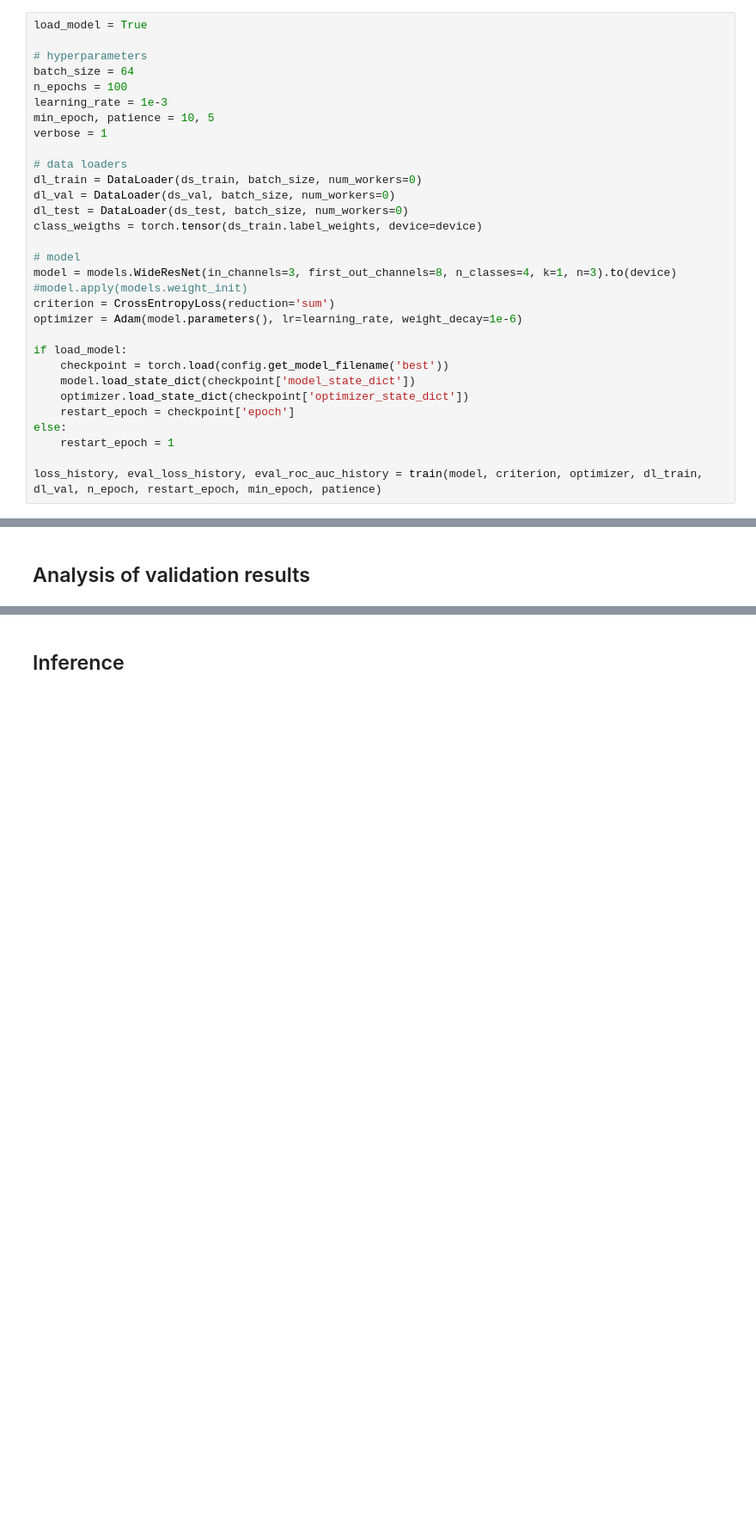
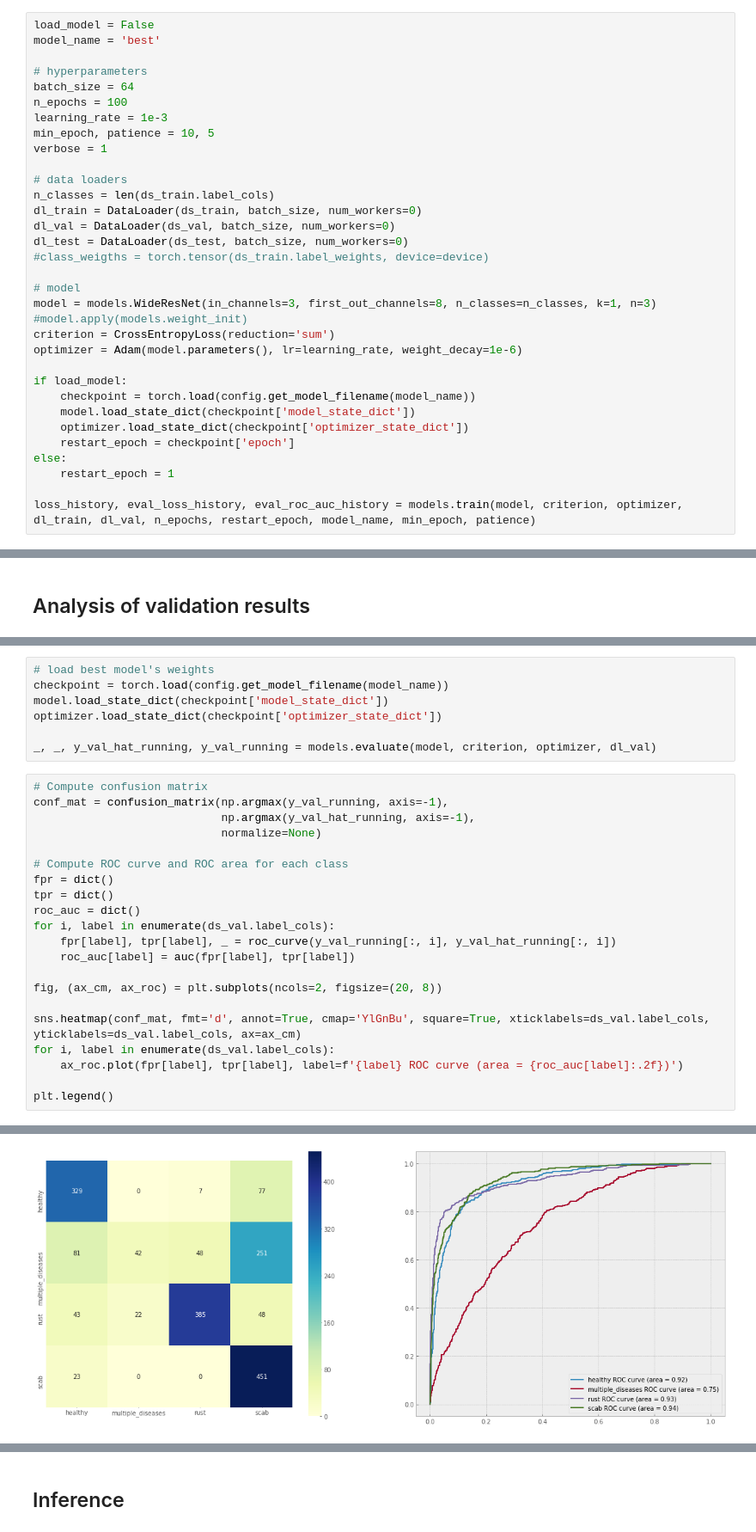
Before and after one commit to clabrugere/plant-pathology-classification, a Jupyter notebook: notebooks/notebook.ipynb, the cells around one changed output, grey strips where cells are left out. Shown at 86% size. Drawn from its saved outputs; the diff is of its cells as text; blank space fills up the shorter version.

```diff
--- a/notebooks/notebook.ipynb
+++ b/notebooks/notebook.ipynb
@@ -238,5 +130,6 @@ def predict(model, dl_test):
 # %%
-load_model = True
+load_model = False
+model_name = 'best'
 
 # hyperparameters
 batch_size = 64
@@ -246,24 +139,25 @@ min_epoch, patience = 10, 5
 verbose = 1
 
 # data loaders
+n_classes = len(ds_train.label_cols)
 dl_train = DataLoader(ds_train, batch_size, num_workers=0)
 dl_val = DataLoader(ds_val, batch_size, num_workers=0)
 dl_test = DataLoader(ds_test, batch_size, num_workers=0)
-class_weigths = torch.tensor(ds_train.label_weights, device=device)
+#class_weigths = torch.tensor(ds_train.label_weights, device=device)
 
 # model
-model = models.WideResNet(in_channels=3, first_out_channels=8, n_classes=4, k=1, n=3).to(device)
+model = models.WideResNet(in_channels=3, first_out_channels=8, n_classes=n_classes, k=1, n=3)
 #model.apply(models.weight_init)
 criterion = CrossEntropyLoss(reduction='sum')
 optimizer = Adam(model.parameters(), lr=learning_rate, weight_decay=1e-6)
 
 if load_model:
-    checkpoint = torch.load(config.get_model_filename('best'))
+    checkpoint = torch.load(config.get_model_filename(model_name))
     model.load_state_dict(checkpoint['model_state_dict'])
     optimizer.load_state_dict(checkpoint['optimizer_state_dict'])
     restart_epoch = checkpoint['epoch']
 else:
     restart_epoch = 1
 
-loss_history, eval_loss_history, eval_roc_auc_history = train(model, criterion, optimizer, dl_train, dl_val, n_epoch, restart_epoch, min_epoch, patience)
+loss_history, eval_loss_history, eval_roc_auc_history = models.train(model, criterion, optimizer, dl_train, dl_val, n_epochs, restart_epoch, model_name, min_epoch, patience)
 # %% [output]
@@ -309,0 +202,29 @@ sns.heatmap(conf_mat, fmt='d', annot=True, cmap='YlGnBu', square=True, xticklabe
+# %%
+# load best model's weights
+checkpoint = torch.load(config.get_model_filename(model_name))
+model.load_state_dict(checkpoint['model_state_dict'])
+optimizer.load_state_dict(checkpoint['optimizer_state_dict'])
+
+_, _, y_val_hat_running, y_val_running = models.evaluate(model, criterion, optimizer, dl_val)
+# %%
+# Compute confusion matrix
+conf_mat = confusion_matrix(np.argmax(y_val_running, axis=-1),
+                            np.argmax(y_val_hat_running, axis=-1),
+                            normalize=None)
+
+# Compute ROC curve and ROC area for each class
+fpr = dict()
+tpr = dict()
+roc_auc = dict()
+for i, label in enumerate(ds_val.label_cols):
+    fpr[label], tpr[label], _ = roc_curve(y_val_running[:, i], y_val_hat_running[:, i])
+    roc_auc[label] = auc(fpr[label], tpr[label])
+
+fig, (ax_cm, ax_roc) = plt.subplots(ncols=2, figsize=(20, 8))
+
+sns.heatmap(conf_mat, fmt='d', annot=True, cmap='YlGnBu', square=True, xticklabels=ds_val.label_cols, yticklabels=ds_val.label_cols, ax=ax_cm)
+for i, label in enumerate(ds_val.label_cols):
+    ax_roc.plot(fpr[label], tpr[label], label=f'{label} ROC curve (area = {roc_auc[label]:.2f})')
+
+plt.legend()
+# %% [output]
@@ -309,0 +232 @@ sns.heatmap(conf_mat, fmt='d', annot=True, cmap='YlGnBu', square=True, xticklabe
+[figure, added]
```
Also changed, not shown: parts of 15 cells of this notebook, 3 other files.
